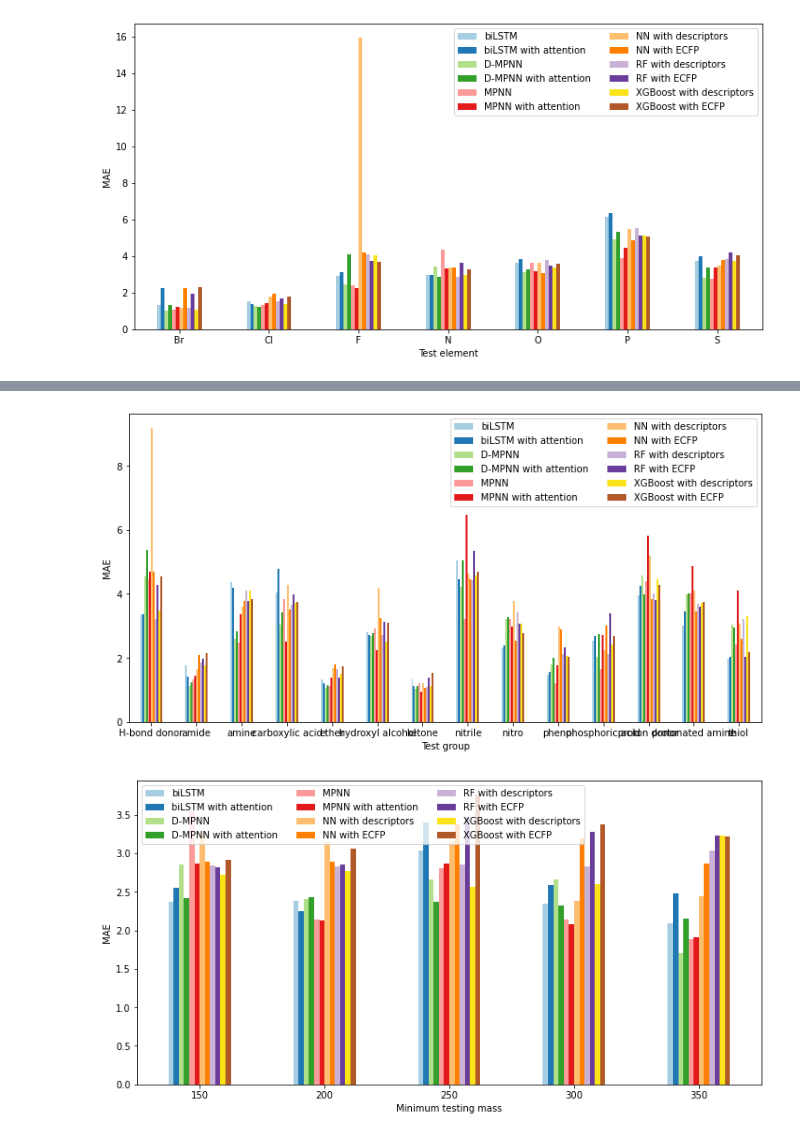
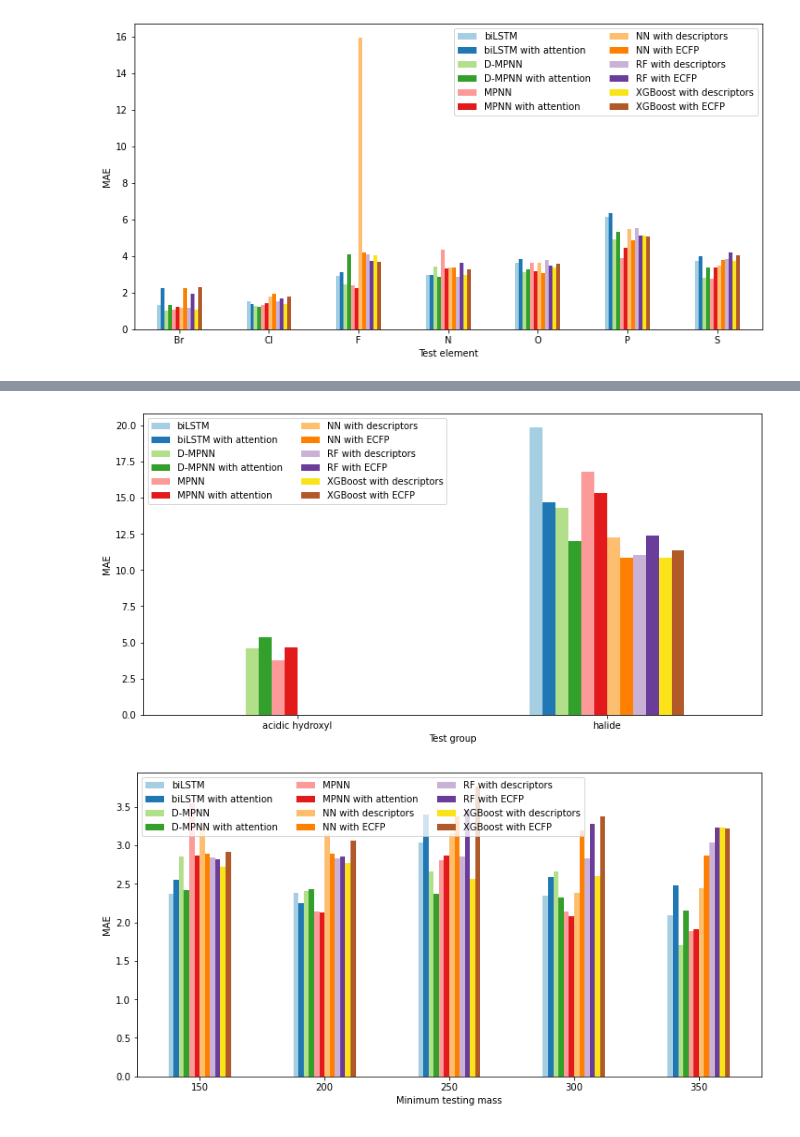
Before and after one commit to saratanov/git_honours, a Jupyter notebook: THESIS/solvent_results.ipynb, the cells around one changed output, grey strips where cells are left out. Drawn from its saved outputs; the diff is of its cells as text; code cells hidden in the pictures.

```diff
--- a/THESIS/solvent_results.ipynb
+++ b/THESIS/solvent_results.ipynb
@@ -318,23 +362,23 @@ plt.show()
 # %%
 #LOFO
-df = pd.read_csv('finalised_results/LOFO_test.csv')
+df = pd.read_csv('results/LOFO_test.csv')
 df = df.replace({'Random forest': 'RF', 'MLP': 'NN', 'RGBoost':'XGBoost','RNN':'biLSTM'}, regex=True)
 df_pivot = pd.pivot_table(df, values="MAE", index="LOFO group", columns="Model")
 cols = list(df_pivot.columns.values)
 df_pivot = df_pivot[sorted(cols, key=str.lower)]
 
 ax = df_pivot.plot.bar(color=colours)
 fig = ax.get_figure()
 fig.set_size_inches(12, 6)
 ax.set_xlabel("Test group")
 ax.set_ylabel("MAE")
 plt.xticks(rotation=0)
 
 ax.legend(loc='best', ncol=2)
 plt.savefig('LOFO.png')
 plt.show()
 # %% [output]
-[figure, old version]
+[figure, new version]
 # %%
 #LOMO_high
 df = pd.read_csv('finalised_results/LOMO_high_test.csv')
```
Also changed, not shown: parts of 6 cells of this notebook, 5 other files.
